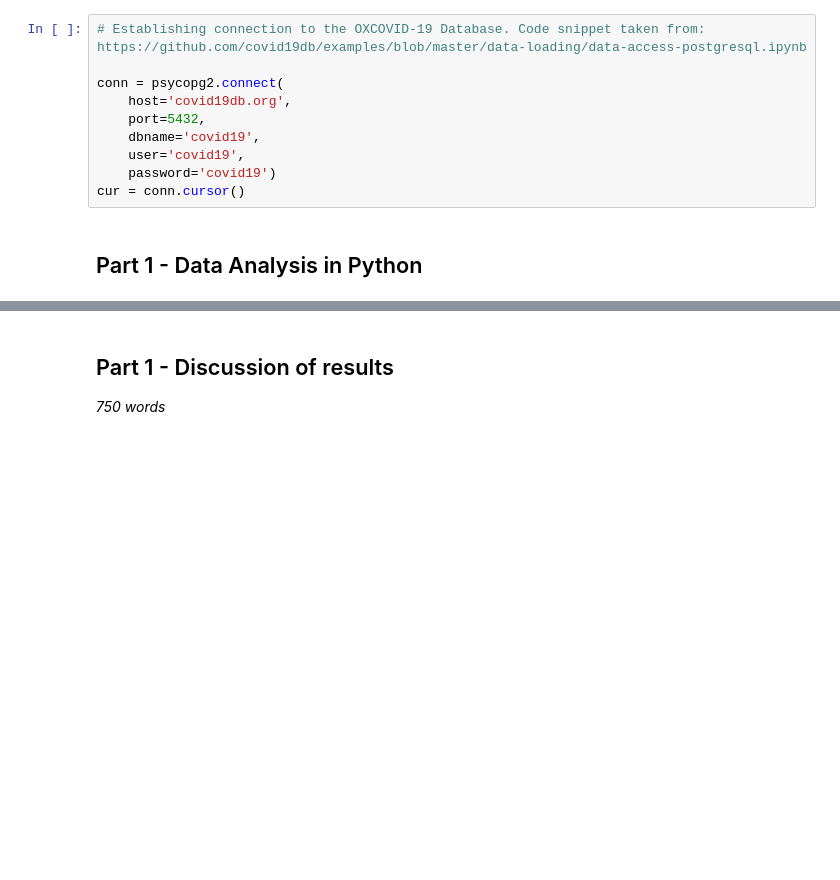
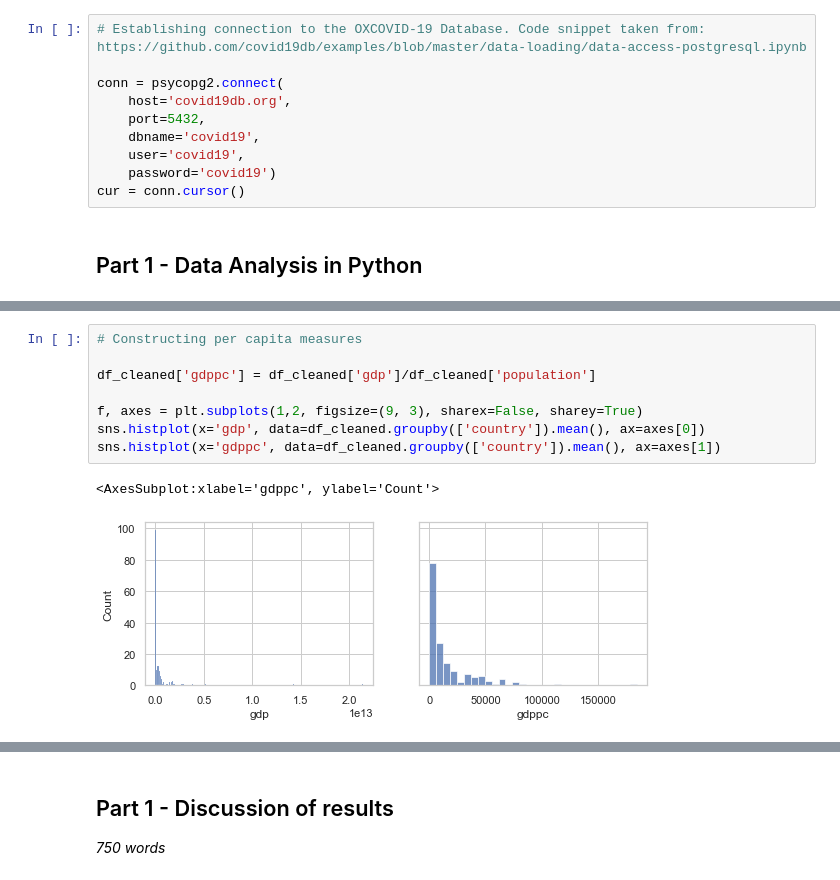
Before and after one commit to wbhz/COVID-19-Analyses, a Jupyter notebook: Willem_Zents_Fundamentals_Summative.ipynb, the cells around one changed output, grey strips where cells are left out. Cells and saved outputs as stored; diff of their text form; blank space fills up the shorter version.

```diff
--- a/Willem_Zents_Fundamentals_Summative.ipynb
+++ b/Willem_Zents_Fundamentals_Summative.ipynb
@@ -157,4 +173,15 @@ max      1.046036e+07
 Name: confirmed, dtype: float64
+# %%
+# Constructing per capita measures
+
+df_cleaned['gdppc'] = df_cleaned['gdp']/df_cleaned['population']
+
+f, axes = plt.subplots(1,2, figsize=(9, 3), sharex=False, sharey=True)
+sns.histplot(x='gdp', data=df_cleaned.groupby(['country']).mean(), ax=axes[0])
+sns.histplot(x='gdppc', data=df_cleaned.groupby(['country']).mean(), ax=axes[1])
+# %% [output]
+<AxesSubplot:xlabel='gdppc', ylabel='Count'>
+[figure, added]
 # %%
 # Aggregating the data
 
```
Also changed, not shown: parts of 17 cells of this notebook.
